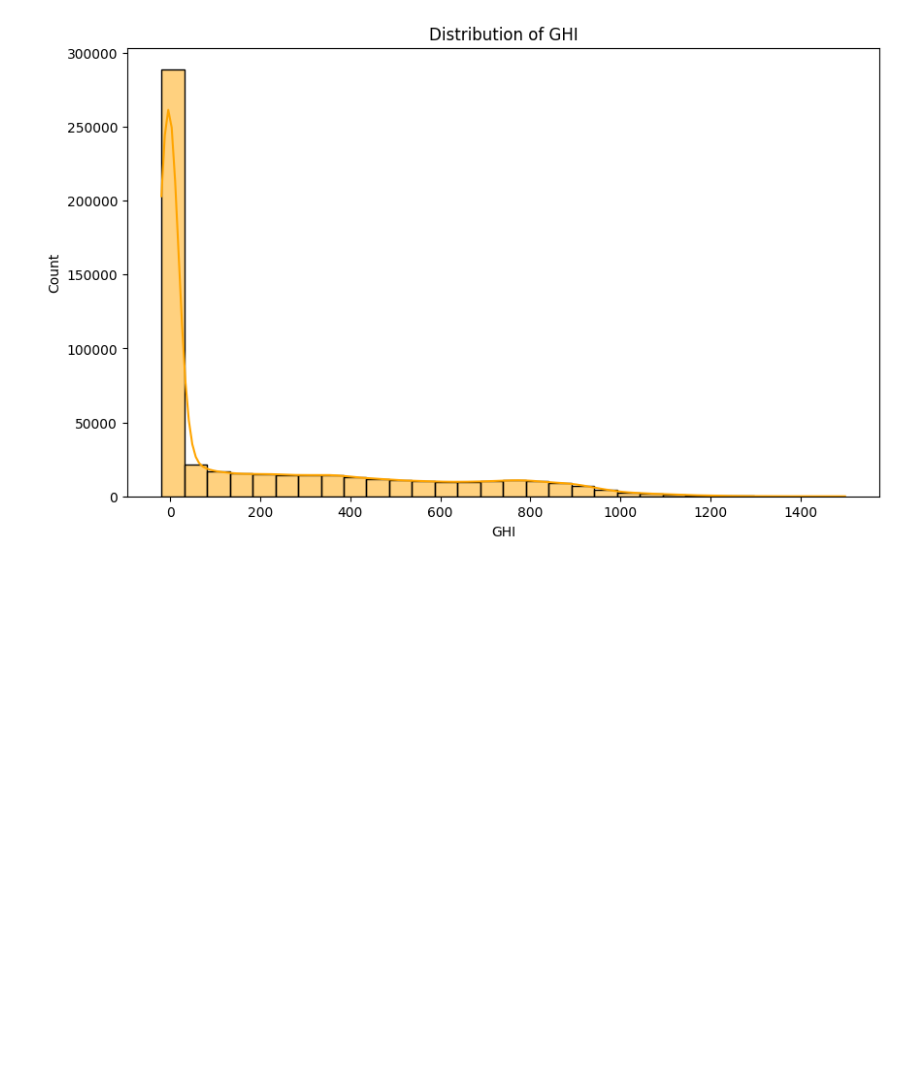
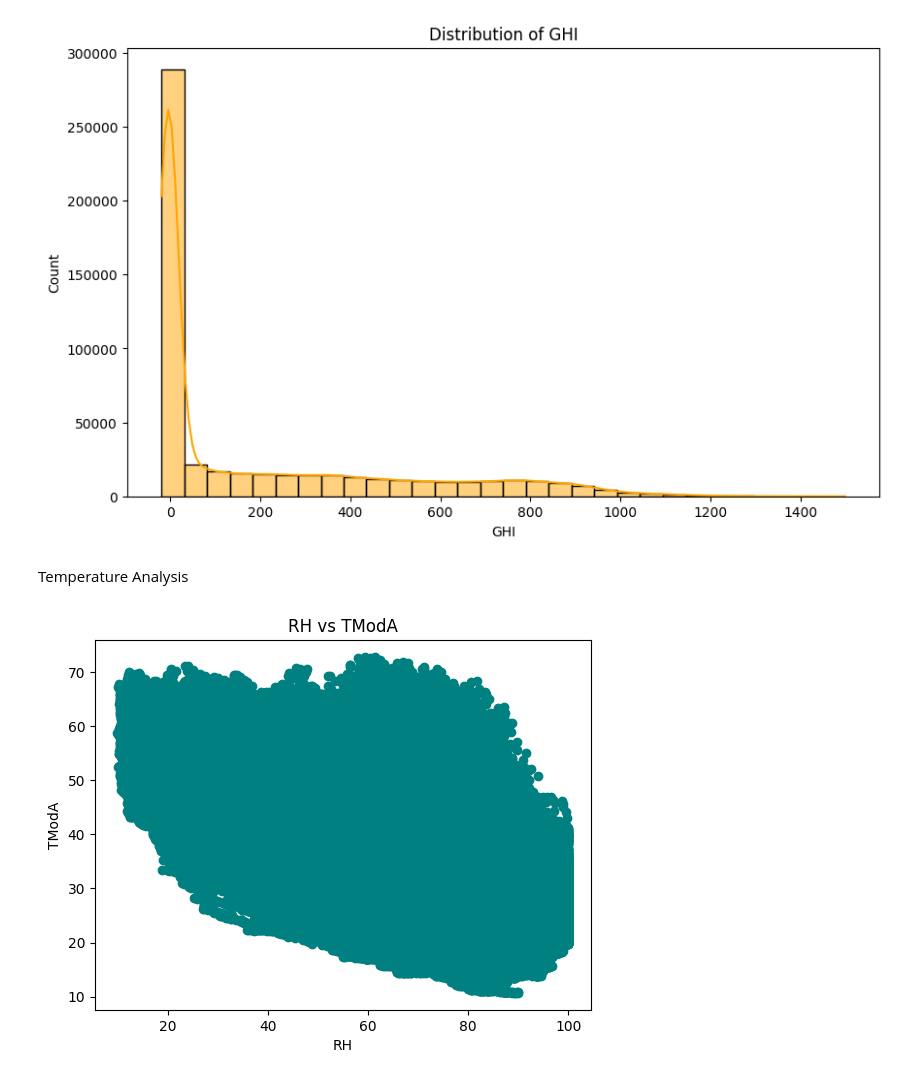
Before and after one commit to DiboraEyasuE/solar-challenge-week0, a Jupyter notebook: notebooks/sierraleone_eda.ipynb, the cells around one changed output. Cells and saved outputs as stored; diff of their text form; code cells hidden in the pictures; blank space fills up the shorter version.

Commit message:
sierraleone's temperature analysis done

```diff
--- a/notebooks/sierraleone_eda.ipynb
+++ b/notebooks/sierraleone_eda.ipynb
@@ -360,3 +360,14 @@ plt.xlabel('GHI')
 plt.show()
 # %% [output]
 [figure]
+# %% [markdown]
+Temperature Analysis
+# %%
+# analyze how RH affects temperature readings
+plt.scatter(sier_copy['RH'], sier_copy['TModA'], color='teal')
+plt.title('RH vs TModA')
+plt.xlabel('RH')
+plt.ylabel('TModA')
+plt.show()
+# %% [output]
+[figure, added]
```
Also changed, not shown: parts of 1 cell of this notebook.
